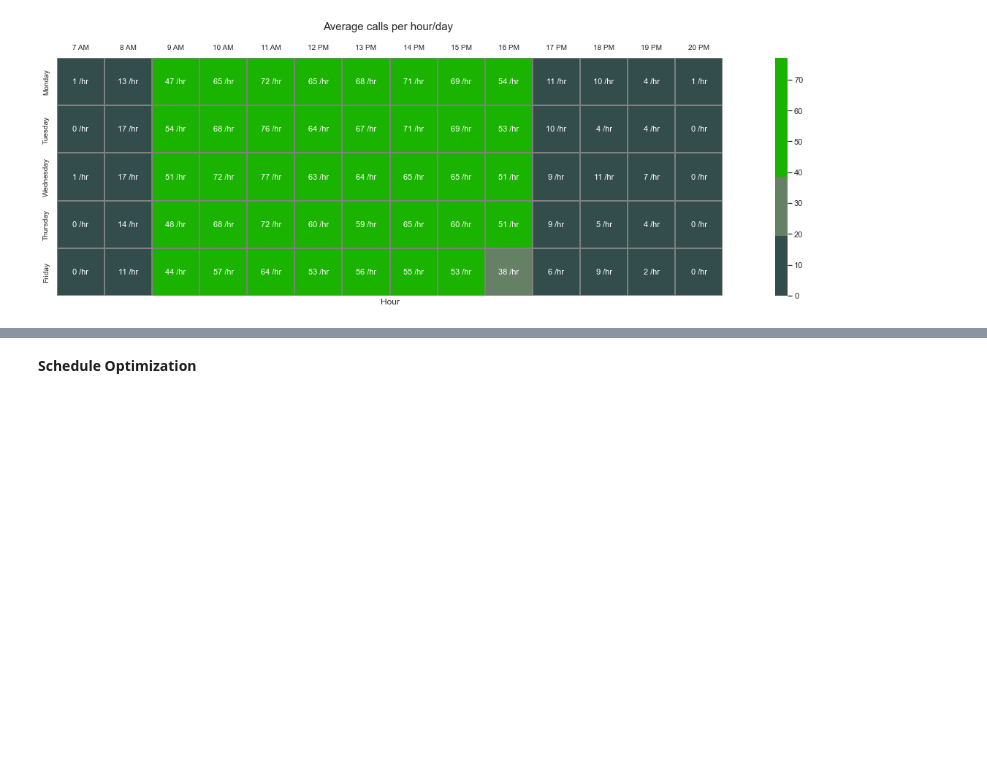
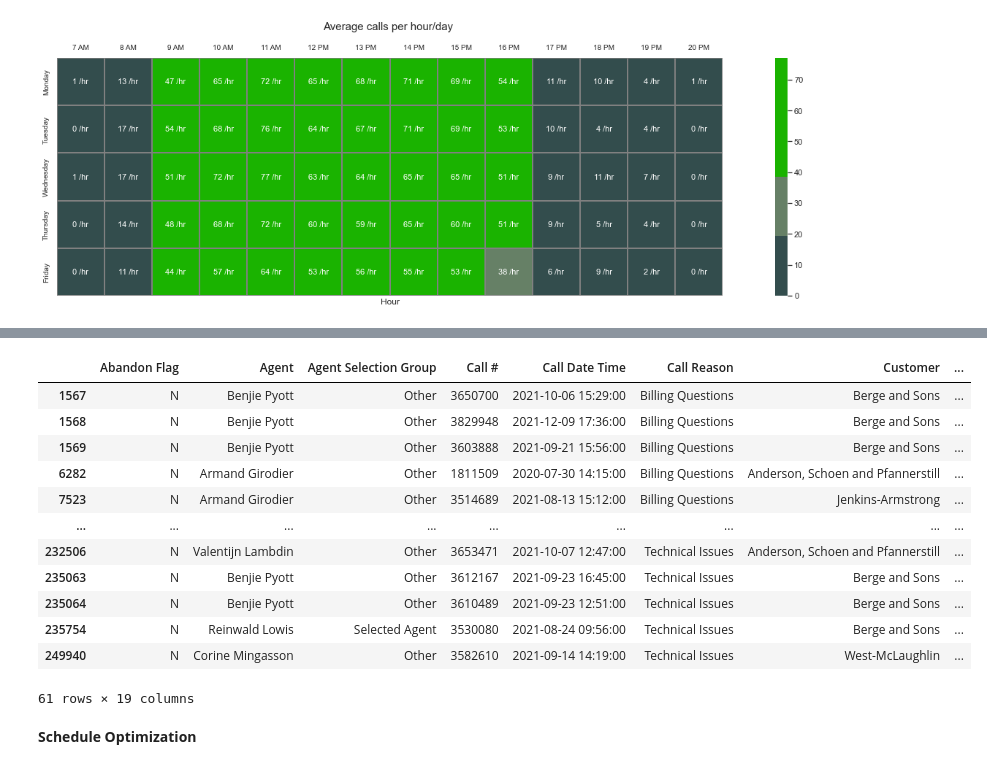
Before and after one commit to diana-kungu/RWDF, a Jupyter notebook: Call Center Operations Analytics/call_center.ipynb, the cells around one changed output, grey strips where cells are left out. Drawn from its saved outputs; the diff is of its cells as text; code cells hidden in the pictures; blank space fills up the shorter version.

```diff
--- a/Call Center Operations Analytics/call_center.ipynb
+++ b/Call Center Operations Analytics/call_center.ipynb
@@ -249,3 +278,19 @@ plt.show()
+# %%
+df[df['Wait Time (s)'] > 1000]
+# %% [output]
+|  | Abandon Flag | Agent | Agent Selection Group | Call # | Call Date Time | Call Reason | Customer | ... |
+| 1567 | N | Benjie Pyott | Other | 3650700 | 2021-10-06 15:29:00 | Billing Questions | Berge and Sons | ... |
+| 1568 | N | Benjie Pyott | Other | 3829948 | 2021-12-09 17:36:00 | Billing Questions | Berge and Sons | ... |
+| 1569 | N | Benjie Pyott | Other | 3603888 | 2021-09-21 15:56:00 | Billing Questions | Berge and Sons | ... |
+| 6282 | N | Armand Girodier | Other | 1811509 | 2020-07-30 14:15:00 | Billing Questions | Anderson, Schoen and Pfannerstill | ... |
+| 7523 | N | Armand Girodier | Other | 3514689 | 2021-08-13 15:12:00 | Billing Questions | Jenkins-Armstrong | ... |
+| ... | ... | ... | ... | ... | ... | ... | ... | ... |
+| 232506 | N | Valentijn Lambdin | Other | 3653471 | 2021-10-07 12:47:00 | Technical Issues | Anderson, Schoen and Pfannerstill | ... |
+| 235063 | N | Benjie Pyott | Other | 3612167 | 2021-09-23 16:45:00 | Technical Issues | Berge and Sons | ... |
+| 235064 | N | Benjie Pyott | Other | 3610489 | 2021-09-23 12:51:00 | Technical Issues | Berge and Sons | ... |
+| 235754 | N | Reinwald Lowis | Selected Agent | 3530080 | 2021-08-24 09:56:00 | Technical Issues | Berge and Sons | ... |
+| 249940 | N | Corine Mingasson | Other | 3582610 | 2021-09-14 14:19:00 | Technical Issues | West-McLaughlin | ... |
+61 rows × 19 columns
 # %% [markdown]
 **Schedule Optimization**
 # %%
```
Also changed, not shown: parts of 12 cells of this notebook.
